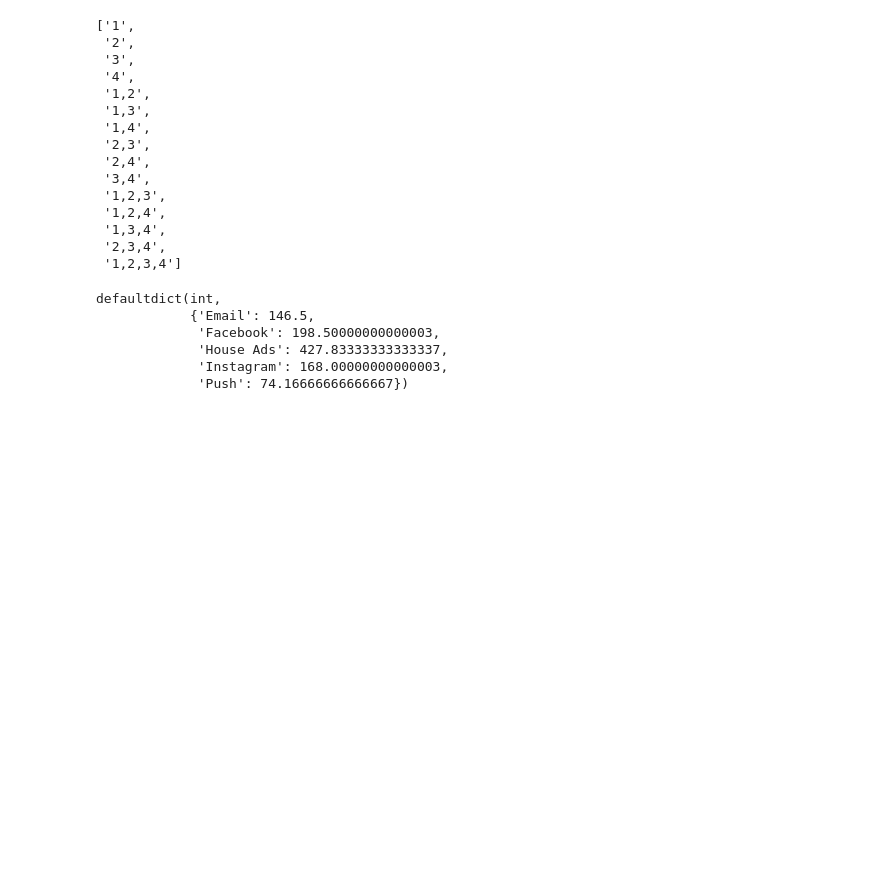
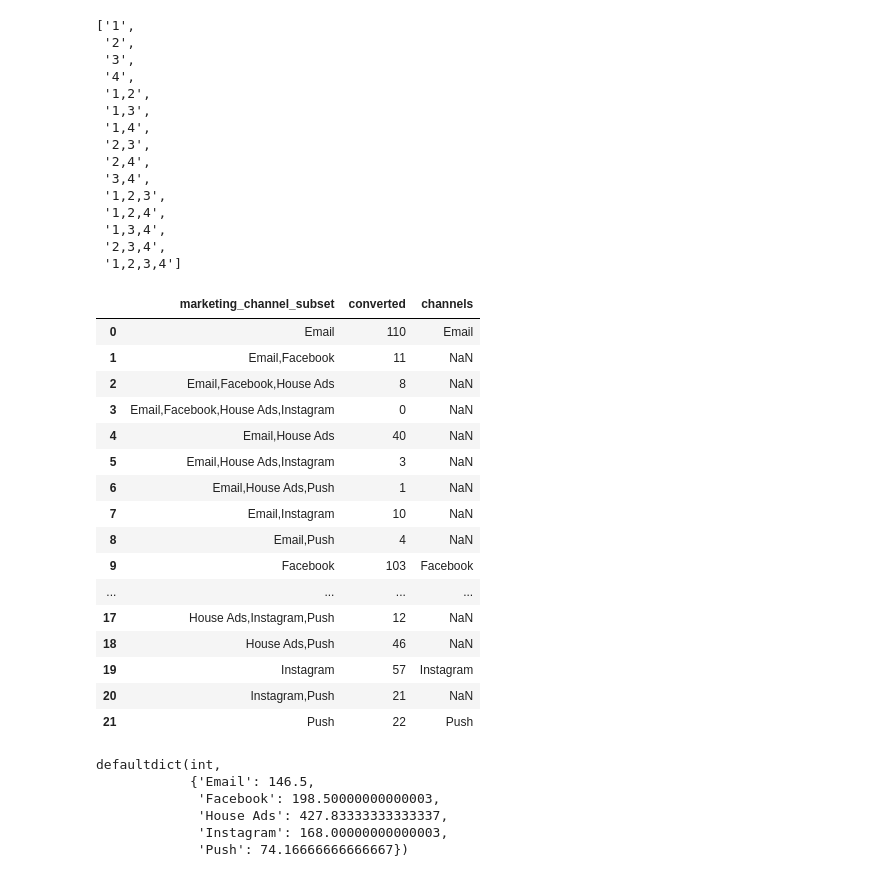
Before and after one commit to kevinva/hoho_python_bigdata_ml, a Jupyter notebook: data_science/attribution_analysis/hoho_shapley_value_attribution.ipynb, the cells around one changed output. Drawn from its saved outputs; the diff is of its cells as text; code cells hidden in the pictures; blank space fills up the shorter version.

```diff
--- a/data_science/attribution_analysis/hoho_shapley_value_attribution.ipynb
+++ b/data_science/attribution_analysis/hoho_shapley_value_attribution.ipynb
@@ -173,6 +167,29 @@ def factorial(n):
         return 1
     else:
         return n * factorial(n-1)
+# %%
+# demo
+data_lvl3_test = data_lvl3.copy()
+data_lvl3_test['channels'] = data_lvl3_test['marketing_channel_subset'].apply(lambda x: x if len(x.split(",")) == 1 else np.nan)
+data_lvl3_test
+# %% [output]
+|  | marketing_channel_subset | converted | channels |
+| 0 | Email | 110 | Email |
+| 1 | Email,Facebook | 11 | NaN |
+| 2 | Email,Facebook,House Ads | 8 | NaN |
+| 3 | Email,Facebook,House Ads,Instagram | 0 | NaN |
+| 4 | Email,House Ads | 40 | NaN |
+| 5 | Email,House Ads,Instagram | 3 | NaN |
+| 6 | Email,House Ads,Push | 1 | NaN |
+| 7 | Email,Instagram | 10 | NaN |
+| 8 | Email,Push | 4 | NaN |
+| 9 | Facebook | 103 | Facebook |
+| ... | ... | ... | ... |
+| 17 | House Ads,Instagram,Push | 12 | NaN |
+| 18 | House Ads,Push | 46 | NaN |
+| 19 | Instagram | 57 | Instagram |
+| 20 | Instagram,Push | 21 | NaN |
+| 21 | Push | 22 | Push |
 # %%
 def calculate_shapley(df, channel_name, conv_name):
     '''
```
Also changed, not shown: parts of 6 cells of this notebook, 2 other files.
